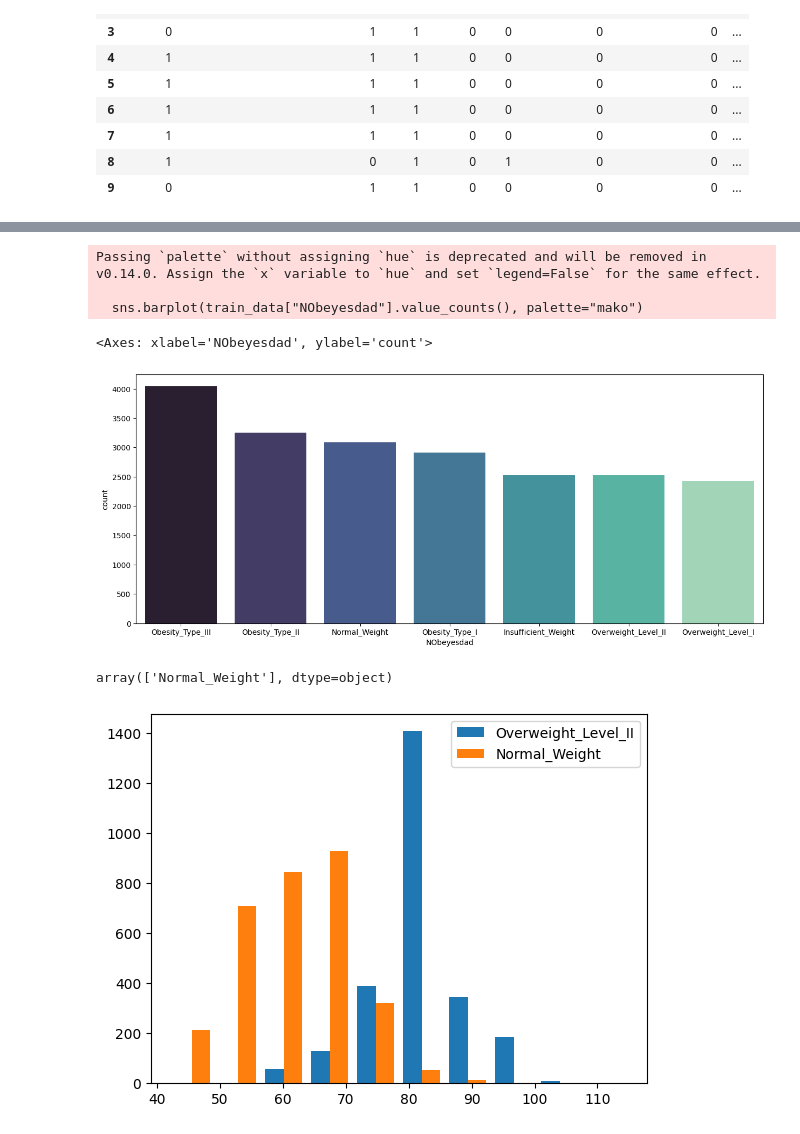
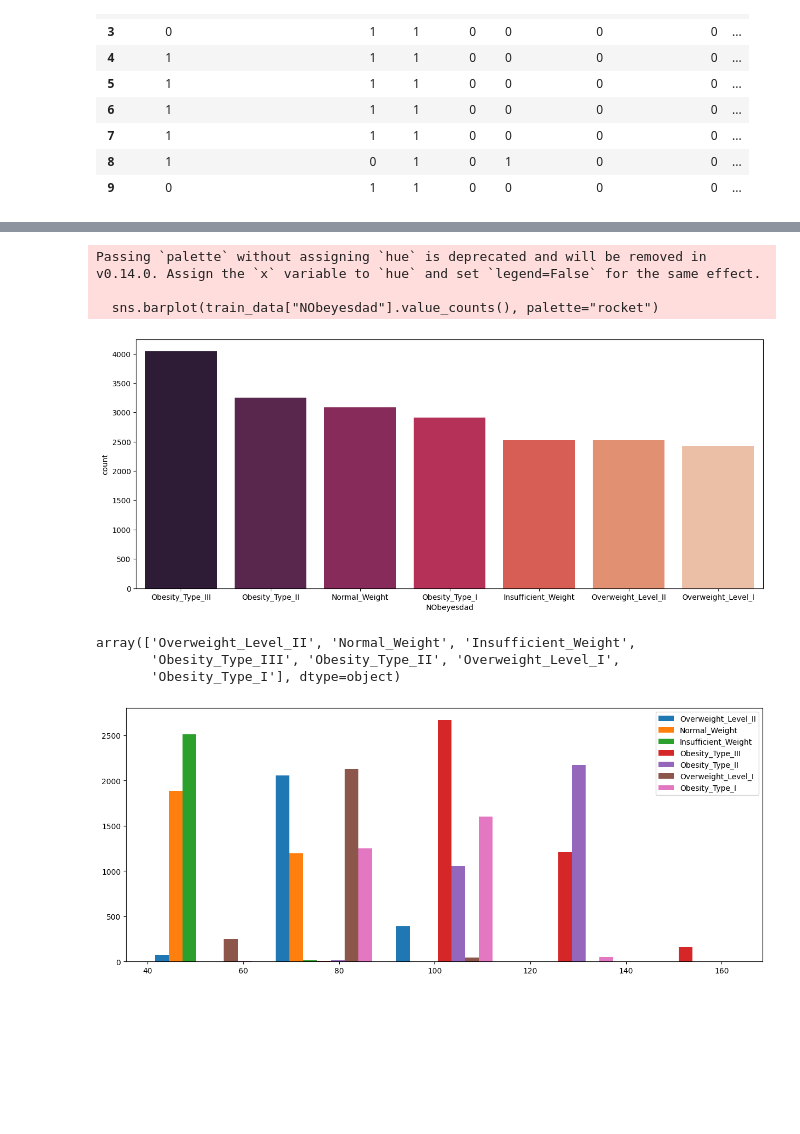
Before and after one commit to Comment-XD/Scikit-Learn-Fundamentals, a Jupyter notebook: SciKit-Data Science/Projects/Multi-Class Prediction of Obesity Risk.ipynb, the cells around one changed output, grey strips where cells are left out. Drawn from its saved outputs; the diff is of its cells as text; code cells hidden in the pictures; blank space fills up the shorter version.

```diff
--- a/SciKit-Data Science/Projects/Multi-Class Prediction of Obesity Risk.ipynb
+++ b/SciKit-Data Science/Projects/Multi-Class Prediction of Obesity Risk.ipynb
@@ -187,23 +182,26 @@ sns.scatterplot(data=X, x="Gender", y="Age", hue=y)
 train_data.head(10)
 
 plt.figure(figsize=(15,6))
-sns.barplot(train_data["NObeyesdad"].value_counts(), palette="mako")
+sns.barplot(train_data["NObeyesdad"].value_counts(), palette="rocket")
+plt.show()
 # %% [output]
 Passing `palette` without assigning `hue` is deprecated and will be removed in v0.14.0. Assign the `x` variable to `hue` and set `legend=False` for the same effect.
 
-  sns.barplot(train_data["NObeyesdad"].value_counts(), palette="mako")
+  sns.barplot(train_data["NObeyesdad"].value_counts(), palette="rocket")
-<Axes: xlabel='NObeyesdad', ylabel='count'>
-[figure, old version]
+[figure, new version]
 # %%
 weight_classes = [train_data[train_data["NObeyesdad"] == feature] for feature in train_data["NObeyesdad"].unique()]
 # %%
-weight_classes[1]["NObeyesdad"].unique()
+train_data["NObeyesdad"].unique()
 # %% [output]
-array(['Normal_Weight'], dtype=object)
+array(['Overweight_Level_II', 'Normal_Weight', 'Insufficient_Weight',
+       'Obesity_Type_III', 'Obesity_Type_II', 'Overweight_Level_I',
+       'Obesity_Type_I'], dtype=object)
 # %%
-plt.hist([weight_classes[0]["Weight"], weight_classes[1]["Weight"]], bins=10, label=["Overweight_Level_II", "Normal_Weight"])
+plt.figure(figsize=(15,6))
+plt.hist([weight_classes[i]["Weight"] for i in range(len(weight_classes))], bins=5, label=train_data["NObeyesdad"].unique())
 plt.legend()
 plt.show()
 # %% [output]
-[figure, old version]
+[figure, new version]
 # %%
```
Also changed, not shown: parts of 4 cells of this notebook, 3 other files.
